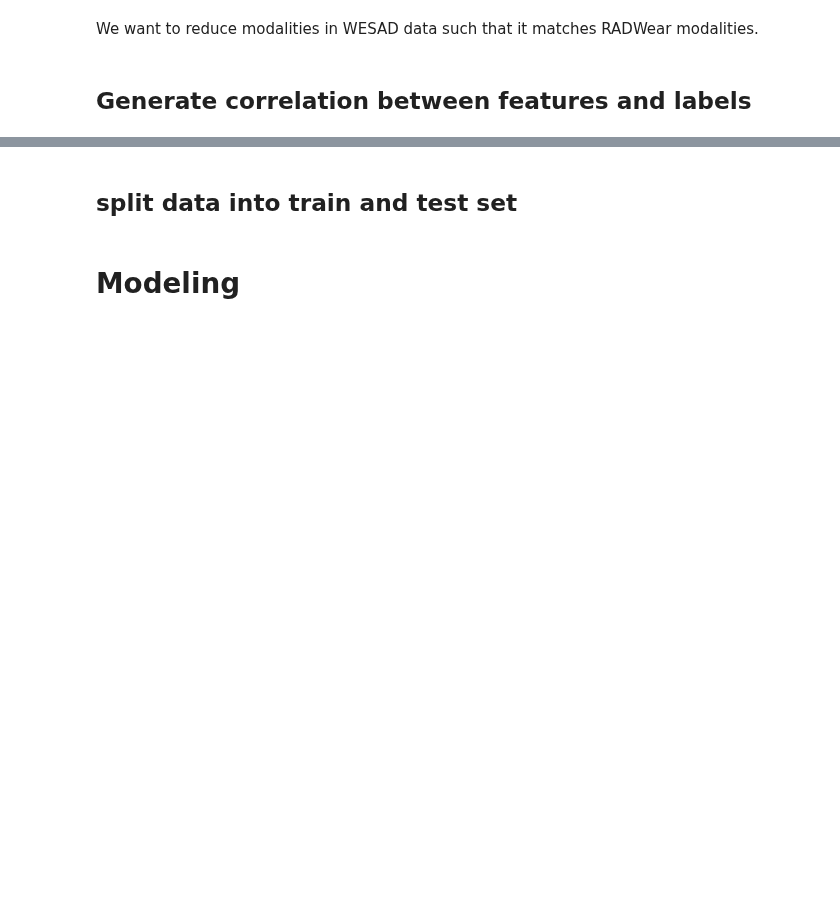
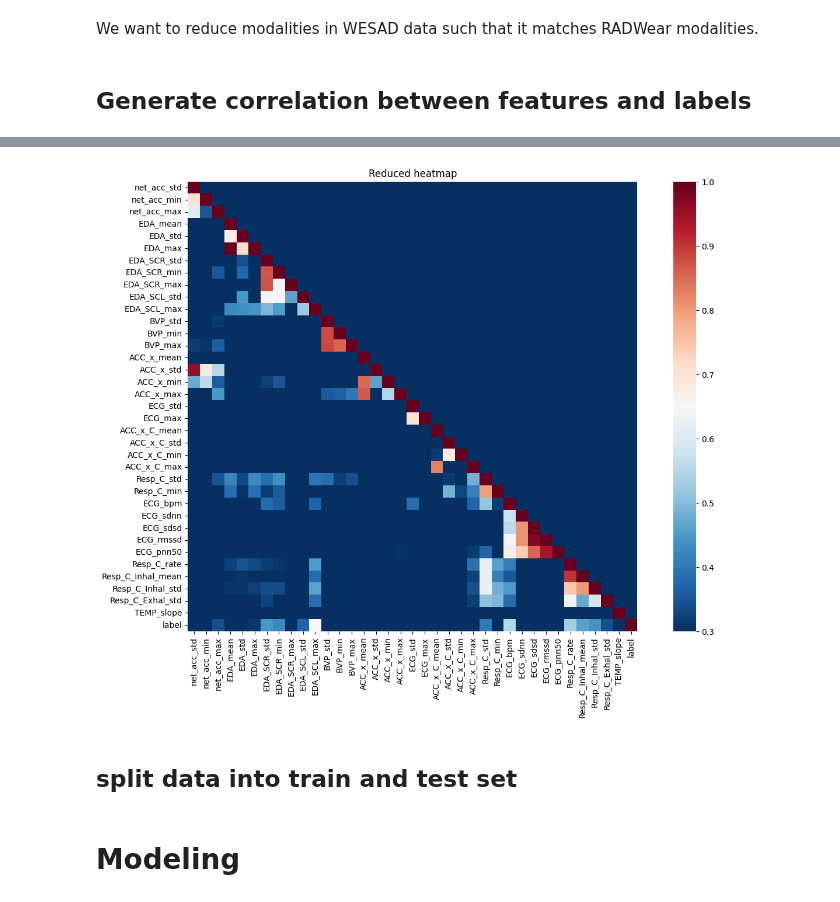
Before and after one commit to AbdulAlkurdi/anxietyFB, a Jupyter notebook: Study2.ipynb, the cells around one changed output, grey strips where cells are left out. Cells and saved outputs as stored; diff of their text form; code cells hidden in the pictures; blank space fills up the shorter version.

```diff
--- a/Study2.ipynb
+++ b/Study2.ipynb
@@ -162,3 +172,68 @@ if plot_corr:
+# %%
+from calendar import c
+import matplotlib.cm as cm
+drop_list = ['net_acc_C_mean', 'net_acc_C_std', 'net_acc_C_min',
+             'net_acc_C_max','ECG_ibi', 'Resp_C_Exhal_mean', 'ECG_pnn20',
+             'net_acc_abs_integral', 'ACC_x_abs_integral',
+             'ACC_y_abs_integral', 'ACC_z_abs_integral', 'net_acc_C_abs_integral',
+             'ACC_y_std', 'ACC_y_min', 'ACC_y_max', 'ACC_z_mean', 'ACC_z_std',
+             'ACC_z_min', 'ACC_z_max',
+             'ACC_y_C_mean', 'ACC_y_C_std', 'ACC_y_C_min', 'ACC_y_C_max',
+             'ACC_z_C_mean', 'ACC_z_C_std', 'ACC_z_C_min', 'ACC_z_C_max','Resp_C_max',
+             'EDA_SCL_mean', 'EDA_SCL_min', 'TEMP_min', 'TEMP_max',
+             'ACC_x_C_abs_integral','ACC_y_C_abs_integral', 'ACC_z_C_abs_integral',
+             'TEMP_drange', 'ACC_y_mean', 'EDA_min']
+corr_df = df#.reindex(sorted(df.columns), axis=1)
+corr = abs(corr_df.drop(columns=drop_list).corr())
+
+
+#conditions for filtering 0.6<=r<=0.9
+val_min = 0.6
+val_max = 0.9999
+
+
+#two axis objects just for comparison purposes
+labels = corr.columns.to_list()
+my_cmap = copy(cm.RdBu_r)
+#my_cmap.set_over("blue")
+#my_cmap.set_under("white")
+
+corr = corr.to_numpy()
+
+#delete columns where all elements do not fulfill the conditions
+ind_x,  = np.where(np.all(np.logical_or(corr<val_min, corr>val_max), axis=0))
+ind_x = ind_x.tolist();ind_x.pop(-1)
+corr = np.delete(corr, ind_x, 0)
+corr = np.delete(corr, ind_x, 1)
+map_labels = list(filter(lambda x: labels.index(x) not in ind_x, labels))
+
+
+#now the same for rows
+ind_y, = np.where(np.all(np.logical_or(corr<val_min, corr>val_max), axis=1))
+ind_y = ind_y.tolist();ind_y.pop(-1)
+corr = np.delete(corr, ind_y, 0)
+corr = np.delete(corr, ind_y, 1)
+
+#update labels
+map_labels = list(filter(lambda x: map_labels.index(x) not in ind_y, map_labels))
+
+# use only lower triangle
+corr = np.tril(corr)
+
+#update labels
+plt.figure(figsize=(16, 10))
+#plot heatmap
+g = sns.heatmap(corr,
+    xticklabels=map_labels,
+    yticklabels=map_labels,
+    vmin=.3, #val_min,
+    #vmax=val_max,
+    cmap=my_cmap,
+    square=True)
+g.set_title("Reduced heatmap")
+plt.show()
+# %% [output]
+[figure, added]
 # %%
 # df = df.loc[:, df.columns != 'Resp_C_rate'] #I don't know why this is here.
 
```
Also changed, not shown: parts of 49 cells of this notebook, 27 other files.
